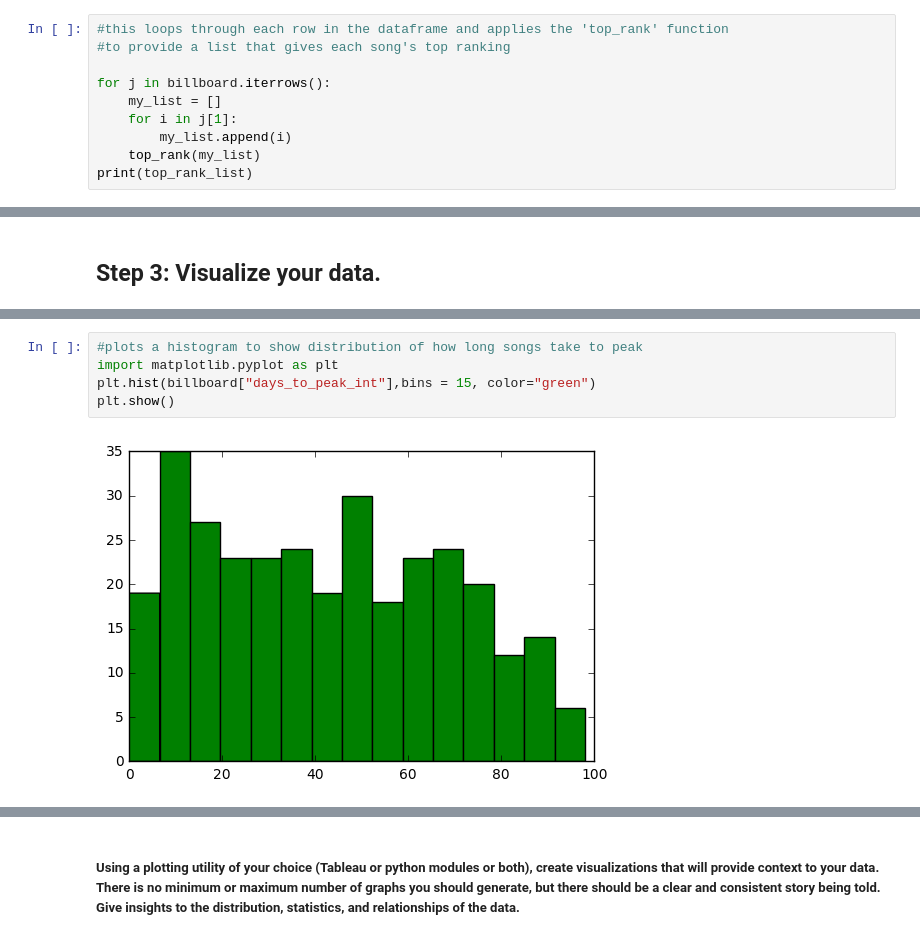
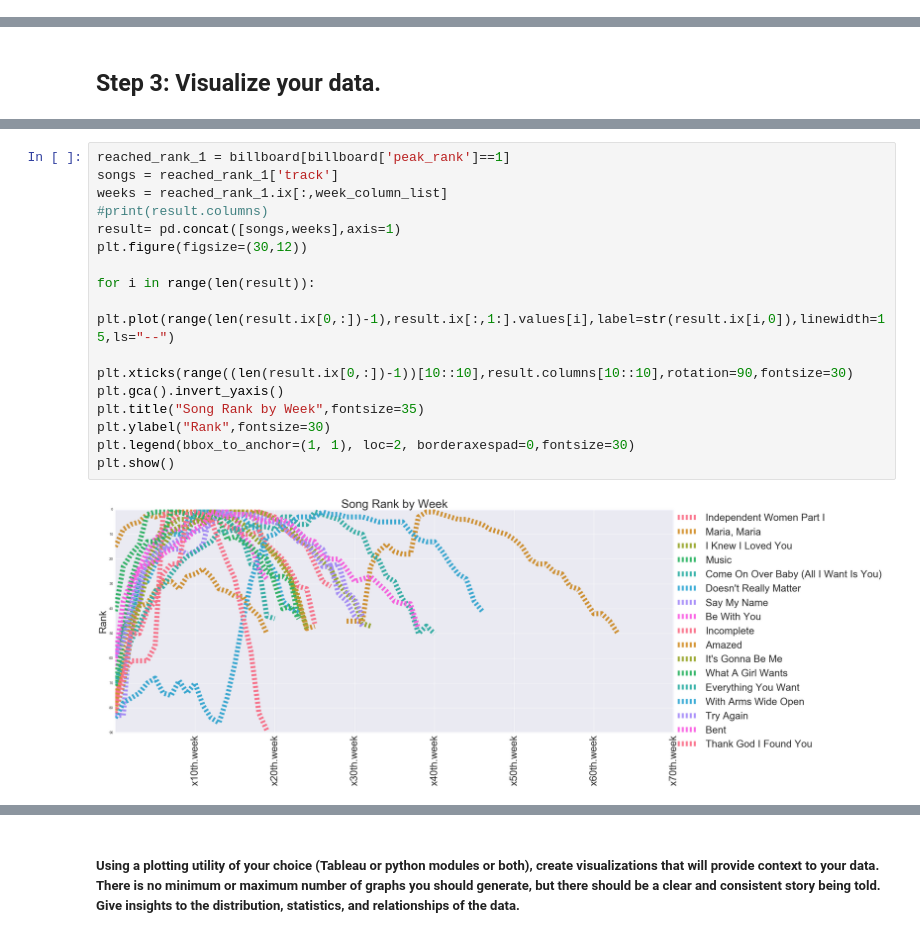
Before and after one commit to mohsseha/DSI-BOS-students, a Jupyter notebook: wedelljd/projects/project_2-JW.ipynb, the cells around one changed output, grey strips where cells are left out. Cells and saved outputs as stored; diff of their text form.

```diff
--- a/wedelljd/projects/project_2-JW.ipynb
+++ b/wedelljd/projects/project_2-JW.ipynb
@@ -250,10 +145,0 @@ def top_rank(my_list):
-# %%
-#this loops through each row in the dataframe and applies the 'top_rank' function
-#to provide a list that gives each song's top ranking
-
-for j in billboard.iterrows():
-    my_list = []
-    for i in j[1]:
-        my_list.append(i)
-    top_rank(my_list)
-print(top_rank_list)
@@ -324,7 +161,19 @@ plt.show()
-# %%
-#plots a histogram to show distribution of how long songs take to peak
-import matplotlib.pyplot as plt
-plt.hist(billboard["days_to_peak_int"],bins = 15, color="green")
-plt.show()
-# %% [output]
-[figure, removed]
+# %%
+reached_rank_1 = billboard[billboard['peak_rank']==1]
+songs = reached_rank_1['track']
+weeks = reached_rank_1.ix[:,week_column_list]
+#print(result.columns)
+result= pd.concat([songs,weeks],axis=1)
+plt.figure(figsize=(30,12))
+
+for i in range(len(result)):
+    plt.plot(range(len(result.ix[0,:])-1),result.ix[:,1:].values[i],label=str(result.ix[i,0]),linewidth=15,ls="--")
+
+plt.xticks(range((len(result.ix[0,:])-1))[10::10],result.columns[10::10],rotation=90,fontsize=30)
+plt.gca().invert_yaxis()
+plt.title("Song Rank by Week",fontsize=35)
+plt.ylabel("Rank",fontsize=30)
+plt.legend(bbox_to_anchor=(1, 1), loc=2, borderaxespad=0,fontsize=30)
+plt.show()
+# %% [output]
+[figure, added]
```
Also changed, not shown: parts of 40 cells of this notebook, 18 other files.
